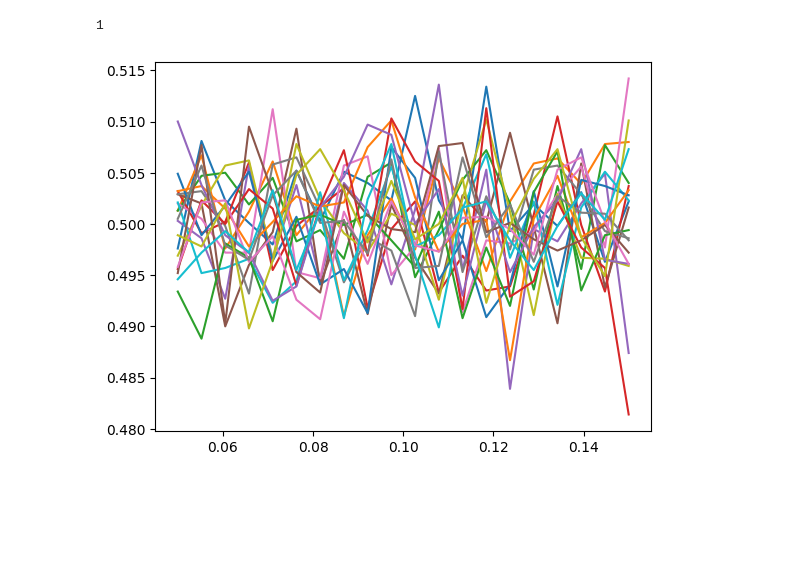
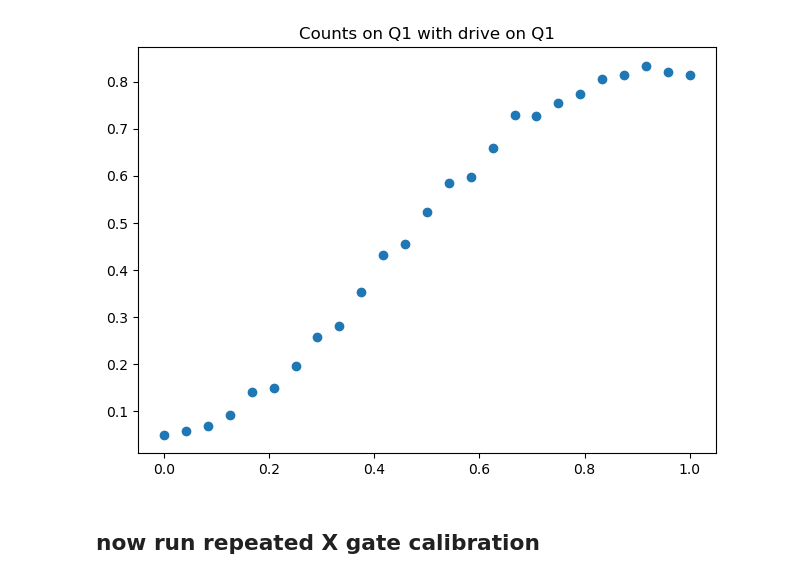
Before and after one commit to xianChunZeng/lblQubic, a Jupyter notebook: notebooks/repeated_xgates.ipynb, the cells around one changed output. Cells and saved outputs as stored; diff of their text form; code cells hidden in the pictures; blank space fills up the shorter version.

Commit message:
updates for repeated X gate calibration

```diff
--- a/notebooks/repeated_xgates.ipynb
+++ b/notebooks/repeated_xgates.ipynb
@@ -33,0 +29,7 @@ sim_manager = job_manager.SimulationManager(model, readout_register=['Q1'])
+# %%
+target_qubits = ['Q1']
+#target_qubits = ['Q3']
+target_twidth = 24e-9
+# %%
+num_partitions = 25
+irabi = _rabi.RabiAmpSweeper(target_qubits, target_twidth, qchip, fpga_config, channel_config, num_partitions=num_partitions)
@@ -33,0 +47,10 @@ sim_manager = job_manager.SimulationManager(model, readout_register=['Q1'])
+# %%
+# fit is A*sin(2*pi*x/drive_period + phi) + B, params are [A, B, drive_period, phi]
+prior_fit_params = {
+    'Q0' : [-0.5, 0.5, 0.5, 0],
+    'Q1' : [-0.5, 0.5, 0.8, 0],
+    'Q2' : [-0.5, 0.5, 0.8, 0],
+    'Q3' : [-0.5, 0.5, 0.8, 0],
+    'Q4' : [-0.5, 0.5, 0.8, 0],
+    'Q5' : [-0.5, 0.5, 0.8, 0],
+}
@@ -33,0 +59,2 @@ sim_manager = job_manager.SimulationManager(model, readout_register=['Q1'])
+# %%
+irabi.run_and_fit(jm, 1000, prior_fit_params)
@@ -33,0 +79,4 @@ sim_manager = job_manager.SimulationManager(model, readout_register=['Q1'])
+# %%
+irabi.show_count_oscillations('Q1')
+# %% [output]
+[figure, added]
@@ -33,0 +87,2 @@ sim_manager = job_manager.SimulationManager(model, readout_register=['Q1'])
+# %% [markdown]
+## now run repeated X gate calibration
@@ -36,5 +93,0 @@ xreps = _xgate.XGateRepetition(register, ['Q1'], 0.1, 0.05, 20)
-# %%
-xreps.run_and_report(sim_manager, 10000, None)
-# %% [output]
-1
-[figure, removed]
```
Also changed, not shown: parts of 14 cells of this notebook, 5 other files.
